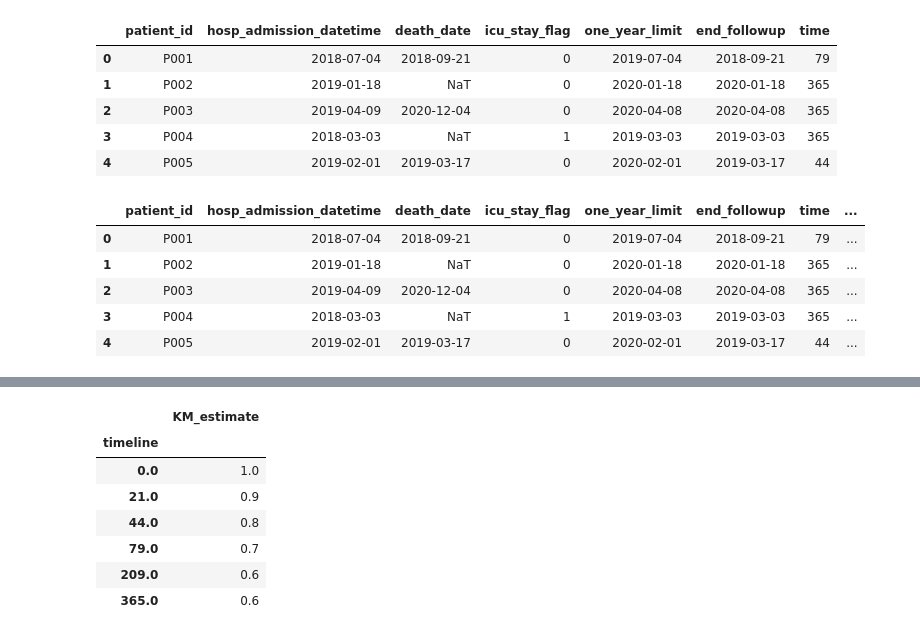
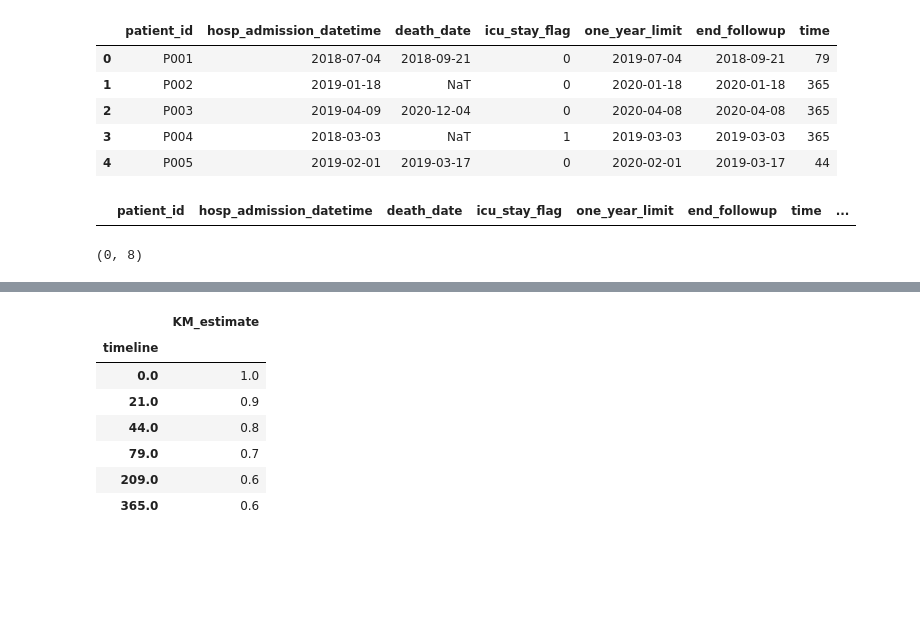
Before and after one commit to Arefeasd/server_patient_cohort, a Jupyter notebook: survival_analysis/KM_for_ICU.ipynb, the cells around one changed output, grey strips where cells are left out. Saved outputs shown, nothing was run; the diff lists cells and outputs as text; code cells hidden in the pictures; blank space fills up the shorter version.

```diff
--- a/KM_for_ICU.ipynb
+++ b/survival_analysis/KM_for_ICU.ipynb
@@ -6,7 +6,7 @@ import matplotlib.pyplot as plt
 from lifelines import KaplanMeierFitter
 from lifelines.plotting import add_at_risk_counts
 # %%
-df = pl.read_parquet("final_patient_data.parquet")
+df = pl.read_parquet("../final_patient_data.parquet")
 # %%
 df.head()
 # %% [output]
@@ -77,11 +81,10 @@ df["status"] = (df["death_date"].notna()) & (
     df["death_date"] < df["one_year_limit"]
 )
 # %%
-df.head()
+df[df['time']<0]
 # %% [output]
 |  | patient_id | hosp_admission_datetime | death_date | icu_stay_flag | one_year_limit | end_followup | time | ... |
-| 0 | P001 | 2018-07-04 | 2018-09-21 | 0 | 2019-07-04 | 2018-09-21 | 79 | ... |
-| 1 | P002 | 2019-01-18 | NaT | 0 | 2020-01-18 | 2020-01-18 | 365 | ... |
-| 2 | P003 | 2019-04-09 | 2020-12-04 | 0 | 2020-04-08 | 2020-04-08 | 365 | ... |
-| 3 | P004 | 2018-03-03 | NaT | 1 | 2019-03-03 | 2019-03-03 | 365 | ... |
-| 4 | P005 | 2019-02-01 | 2019-03-17 | 0 | 2020-02-01 | 2019-03-17 | 44 | ... |
+# %%
+df[df['time']==0].shape
+# %% [output]
+(0, 8)
```
Also changed, not shown: parts of 19 cells of this notebook.
